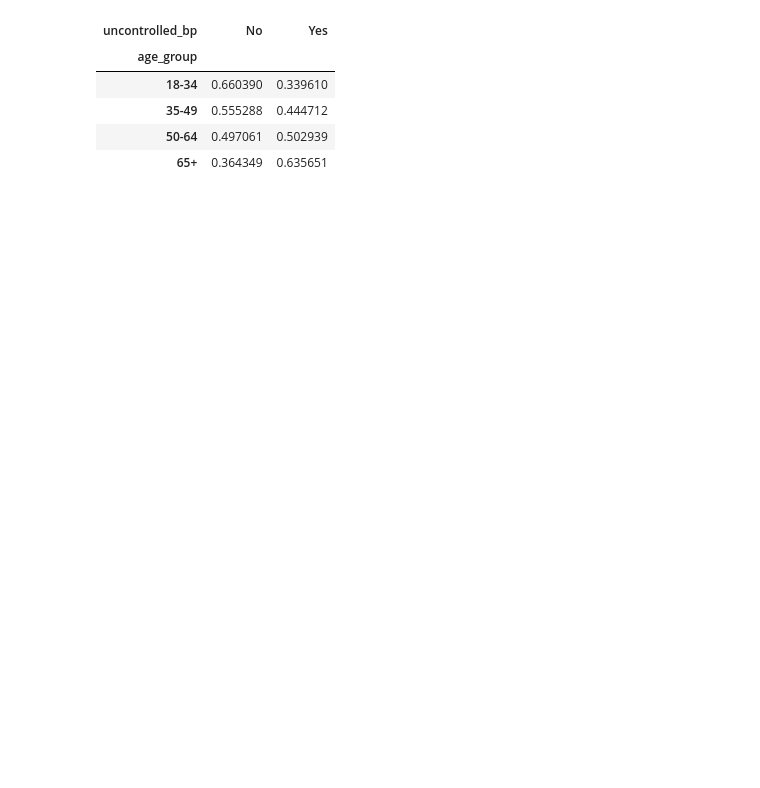
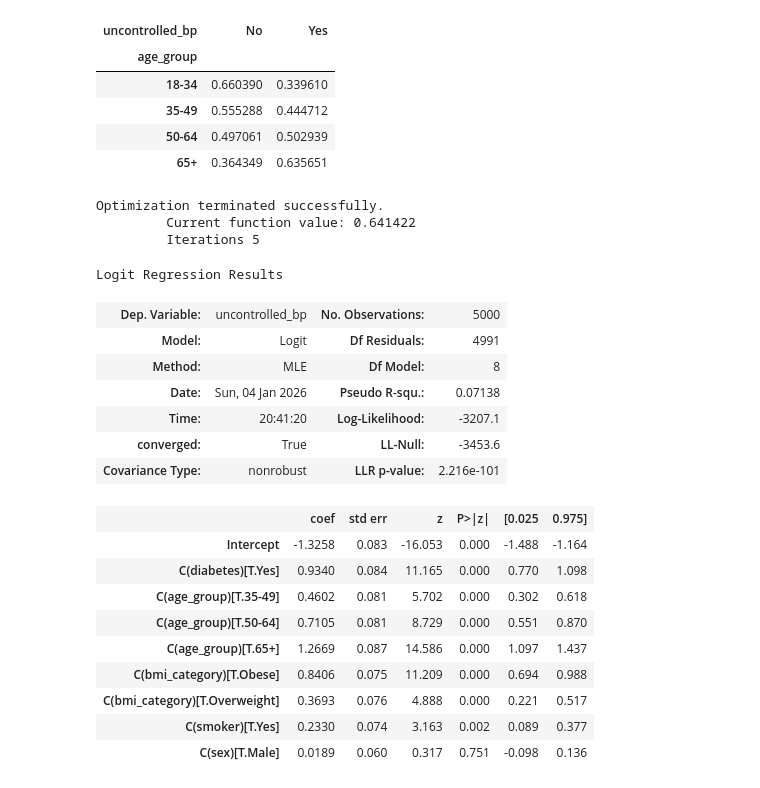
Before and after one commit to JoshPatNava/More_Likely_To_Have_Uncontrolled_BloodPressure, a Jupyter notebook: uncontrolledBP.ipynb, the cells around one changed output. Drawn from its saved outputs; the diff is of its cells as text; code cells hidden in the pictures; blank space fills up the shorter version.

```diff
--- a/uncontrolledBP.ipynb
+++ b/uncontrolledBP.ipynb
@@ -59,3 +64,33 @@ pd.crosstab(df["age_group"], df["uncontrolled_bp"], normalize="index")
 | 35-49 | 0.555288 | 0.444712 |
 | 50-64 | 0.497061 | 0.502939 |
 | 65+ | 0.364349 | 0.635651 |
+# %%
+# Mapping the No and Yesses to 1s and 0s to use
+df["uncontrolled_bp"] = df["uncontrolled_bp"].map({"No": 0, "Yes": 1})
+# %%
+# Using logistic regression
+formula = "uncontrolled_bp ~ C(diabetes) + C(age_group) + C(bmi_category) + C(smoker) + C(sex)"
+model = smf.logit(formula, data=df).fit()
+model.summary()
+# %% [output]
+Optimization terminated successfully.
+         Current function value: 0.641422
+         Iterations 5
+Logit Regression Results
+| Dep. Variable: | uncontrolled_bp | No. Observations: | 5000 |
+| Model: | Logit | Df Residuals: | 4991 |
+| Method: | MLE | Df Model: | 8 |
+| Date: | Sun, 04 Jan 2026 | Pseudo R-squ.: | 0.07138 |
+| Time: | 20:41:20 | Log-Likelihood: | -3207.1 |
+| converged: | True | LL-Null: | -3453.6 |
+| Covariance Type: | nonrobust | LLR p-value: | 2.216e-101 |
+|  | coef | std err | z | P>|z| | [0.025 | 0.975] |
+| Intercept | -1.3258 | 0.083 | -16.053 | 0.000 | -1.488 | -1.164 |
+| C(diabetes)[T.Yes] | 0.9340 | 0.084 | 11.165 | 0.000 | 0.770 | 1.098 |
+| C(age_group)[T.35-49] | 0.4602 | 0.081 | 5.702 | 0.000 | 0.302 | 0.618 |
+| C(age_group)[T.50-64] | 0.7105 | 0.081 | 8.729 | 0.000 | 0.551 | 0.870 |
+| C(age_group)[T.65+] | 1.2669 | 0.087 | 14.586 | 0.000 | 1.097 | 1.437 |
+| C(bmi_category)[T.Obese] | 0.8406 | 0.075 | 11.209 | 0.000 | 0.694 | 0.988 |
+| C(bmi_category)[T.Overweight] | 0.3693 | 0.076 | 4.888 | 0.000 | 0.221 | 0.517 |
+| C(smoker)[T.Yes] | 0.2330 | 0.074 | 3.163 | 0.002 | 0.089 | 0.377 |
+| C(sex)[T.Male] | 0.0189 | 0.060 | 0.317 | 0.751 | -0.098 | 0.136 |
```
Also changed, not shown: parts of 7 cells of this notebook, 2 other files.
